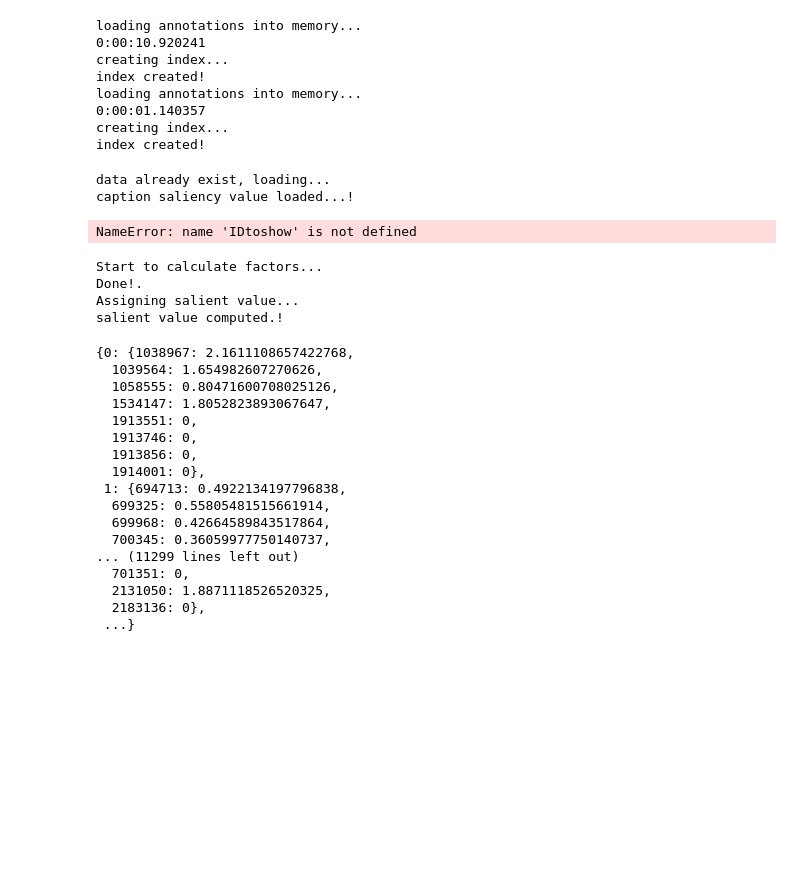
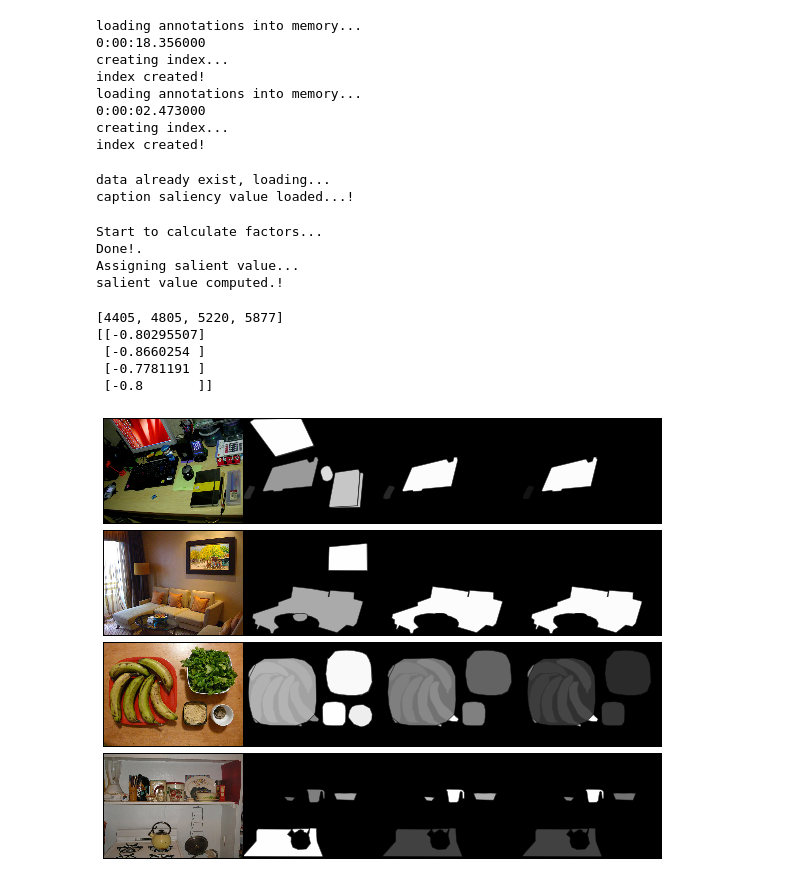
Before and after one commit to Yanakz/Caption, a Jupyter notebook: classtest.ipynb, the cells around one changed output. Cells and saved outputs as stored; diff of their text form; code cells hidden in the pictures; blank space fills up the shorter version.

```diff
--- a/classtest.ipynb
+++ b/classtest.ipynb
@@ -8,12 +8,12 @@ import skimage.io as io
 import matplotlib.pyplot as plt
 import pickle
 from nltk.corpus import wordnet as wn
-plt.rcParams['figure.figsize'] = (10.0, 8.0)
+plt.rcParams['figure.figsize'] = (10, 8)
 from CaptionSaliency import CaptionSaliency as CS
 # %%
 dataType='train2014'
 usingSet='10000coco'
-dataDir='/media/haoran/DATA/Dataset/COCO/tools'
+dataDir='H:/SG_code/Dataset/COCO/tools'
 savefileDir = 'data'
 
 CapSal_train = CS(dataType,usingSet,dataDir,savefileDir)
@@ -23,11 +23,11 @@ CapSal_train = CS(dataType,usingSet,dataDir,savefileDir)
 # CapSal_val = CS(dataType,usingSet,dataDir,savefileDir)
 # %% [output]
 loading annotations into memory...
-0:00:10.920241
+0:00:18.356000
 creating index...
 index created!
 loading annotations into memory...
-0:00:01.140357
+0:00:02.473000
 creating index...
 index created!
 # %%
@@ -36,16 +36,6 @@ CapSal_train.compute_distance()
 # %% [output]
 data already exist, loading...
 caption saliency value loaded...!
-# %%
-ID = 0
-
-CapSal.show_cap(ID )
-plt.subplot(1,2,1)
-CapSal.show_im(ID )
-plt.subplot(1,2,2)
-CapSal.show_ann(ID )
-# %% [output]
-NameError: name 'IDtoshow' is not defined
 # %%
 CapSal_train.factored()
 # %% [output]
@@ -53,23 +43,3 @@ Start to calculate factors...
 Done!.
 Assigning salient value...
 salient value computed.!
-# %%
-CapSal_train.saliencydict_c
-# %% [output]
-{0: {1038967: 2.1611108657422768,
-  1039564: 1.654982607270626,
-  1058555: 0.80471600708025126,
-  1534147: 1.8052823893067647,
-  1913551: 0,
-  1913746: 0,
-  1913856: 0,
-  1914001: 0},
- 1: {694713: 0.4922134197796838,
-  699325: 0.55805481515661914,
-  699968: 0.42664589843517864,
-  700345: 0.36059977750140737,
-... (11299 lines left out)
-  701351: 0,
-  2131050: 1.8871118526520325,
-  2183136: 0},
- ...}
@@ -75,0 +50,42 @@ CapSal_train.saliencydict_c
+# %%
+import matplotlib.gridspec as gridspec
+s1 = CapSal_train.imsal_dict
+s2= CapSal_train.saliencydict_i
+s3 = CapSal_train.saliencydict_s
+# %%
+# c = 116
+# show_id = score_reverse[c:c+4:1]
+show_id = [4405,4805,5220,5877]
+print show_id
+print score[show_id]
+gs = gridspec.GridSpec(len(show_id), 4)
+gs.update(wspace=0,hspace=0)
+
+for i in range(4):
+    ax = plt.subplot(gs[i,0])
+    CapSal_train.show_im(show_id[i])
+    ax.set_xticks([])
+    ax.set_yticks([])
+
+    ax = plt.subplot(gs[i,1])
+    CapSal_train.plot_saliencymap(s1,show_id[i])
+    ax.set_xticks([])
+    ax.set_yticks([])
+
+    ax = plt.subplot(gs[i,2])
+    CapSal_train.plot_saliencymap(s2,show_id[i])
+    ax.set_xticks([])
+    ax.set_yticks([])
+
+    ax = plt.subplot(gs[i,3])
+    CapSal_train.plot_saliencymap(s3,show_id[i])
+    ax.set_xticks([])
+    ax.set_yticks([])
+plt.savefig('save/figure6_3',dpi=160)
+# %% [output]
+[4405, 4805, 5220, 5877]
+[[-0.80295507]
+ [-0.8660254 ]
+ [-0.7781191 ]
+ [-0.8       ]]
+[figure, added]
```
Also changed, not shown: parts of 15 cells of this notebook, 37 other files.
